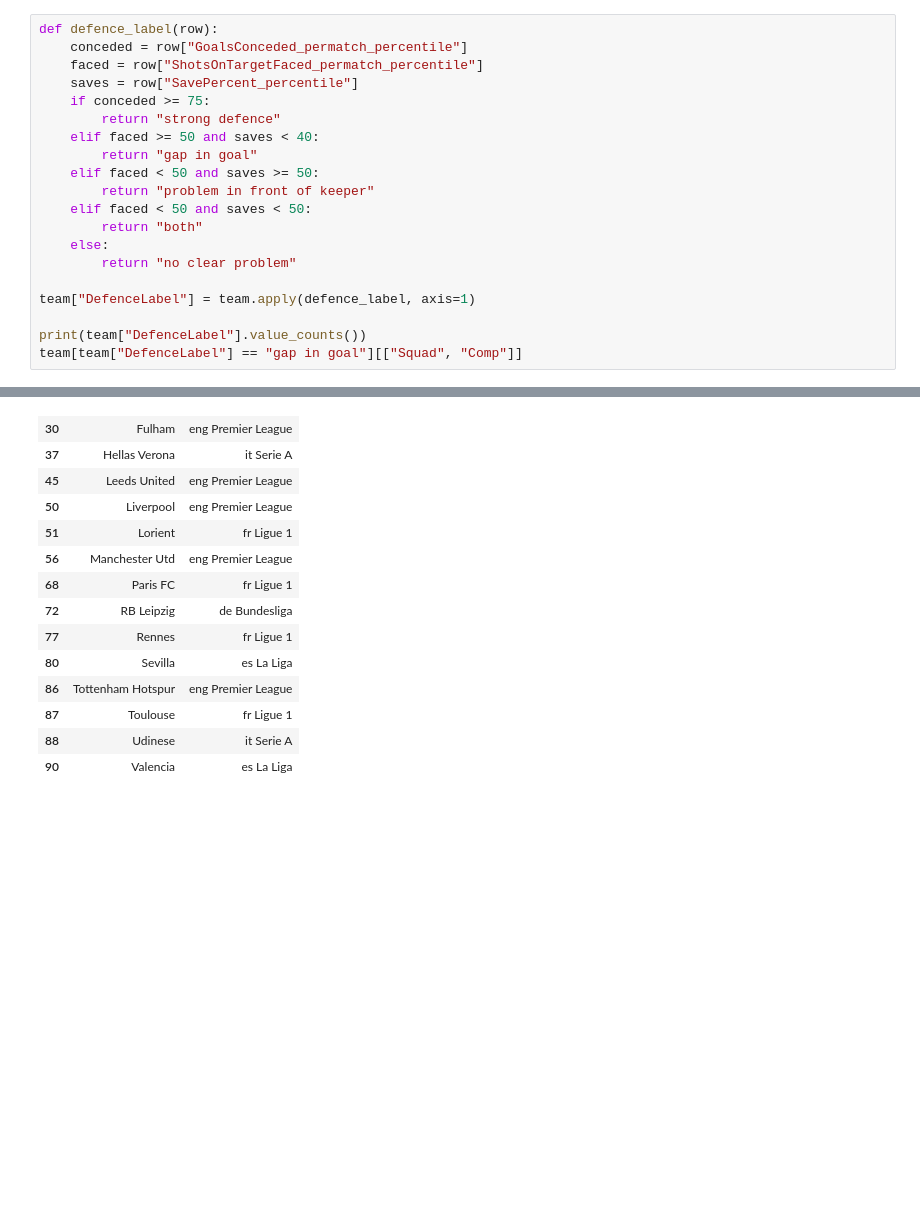
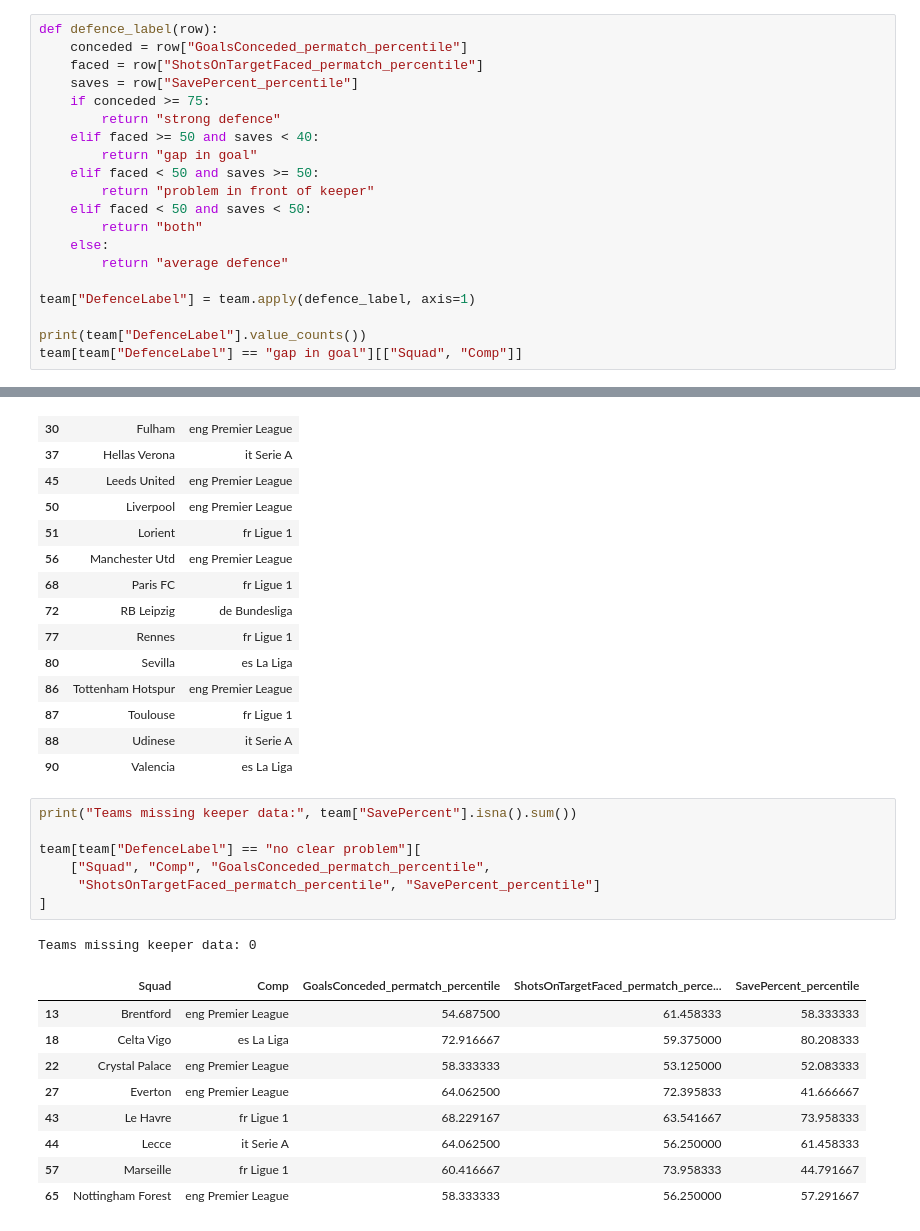
Before and after one commit to TamukaTom/We-need-players, a Jupyter notebook: explore.ipynb, the cells around one changed output, grey strips where cells are left out. Saved outputs shown, nothing was run; the diff lists cells and outputs as text; blank space fills up the shorter version.

Commit message:
Rename label and finish data checks

```diff
--- a/explore.ipynb
+++ b/explore.ipynb
@@ -354,7 +354,7 @@ def defence_label(row):
     elif faced < 50 and saves < 50:
         return "both"
     else:
-        return "no clear problem"
+        return "average defence"
 
 team["DefenceLabel"] = team.apply(defence_label, axis=1)
 
@@ -385,3 +385,21 @@ Name: count, dtype: int64
 | 87 | Toulouse | fr Ligue 1 |
 | 88 | Udinese | it Serie A |
 | 90 | Valencia | es La Liga |
+# %%
+print("Teams missing keeper data:", team["SavePercent"].isna().sum())
+
+team[team["DefenceLabel"] == "no clear problem"][
+    ["Squad", "Comp", "GoalsConceded_permatch_percentile",
+     "ShotsOnTargetFaced_permatch_percentile", "SavePercent_percentile"]
+]
+# %% [output]
+Teams missing keeper data: 0
+|  | Squad | Comp | GoalsConceded_permatch_percentile | ShotsOnTargetFaced_permatch_perce... | SavePercent_percentile |
+| 13 | Brentford | eng Premier League | 54.687500 | 61.458333 | 58.333333 |
+| 18 | Celta Vigo | es La Liga | 72.916667 | 59.375000 | 80.208333 |
+| 22 | Crystal Palace | eng Premier League | 58.333333 | 53.125000 | 52.083333 |
+| 27 | Everton | eng Premier League | 64.062500 | 72.395833 | 41.666667 |
+| 43 | Le Havre | fr Ligue 1 | 68.229167 | 63.541667 | 73.958333 |
+| 44 | Lecce | it Serie A | 64.062500 | 56.250000 | 61.458333 |
+| 57 | Marseille | fr Ligue 1 | 60.416667 | 73.958333 | 44.791667 |
+| 65 | Nottingham Forest | eng Premier League | 58.333333 | 56.250000 | 57.291667 |
```
